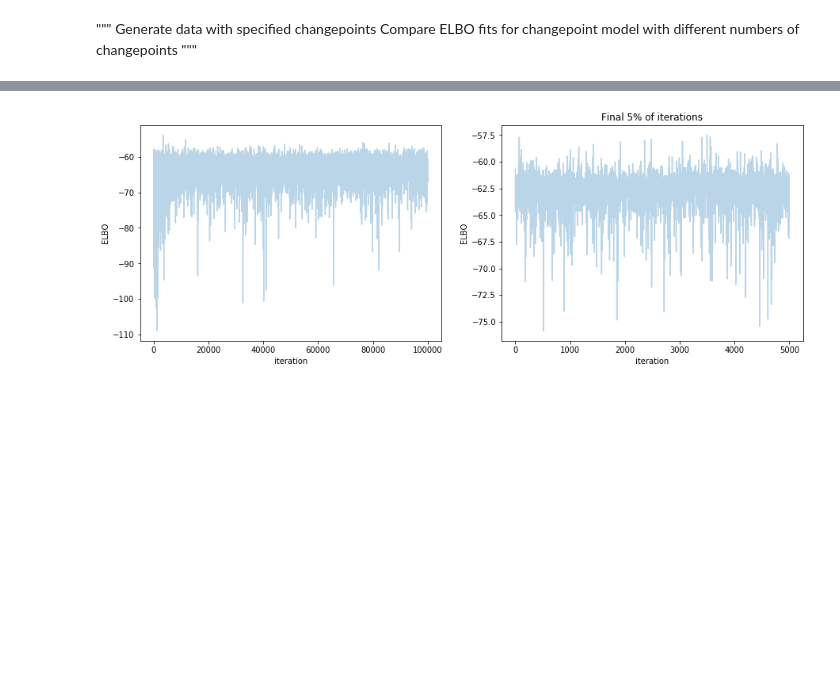
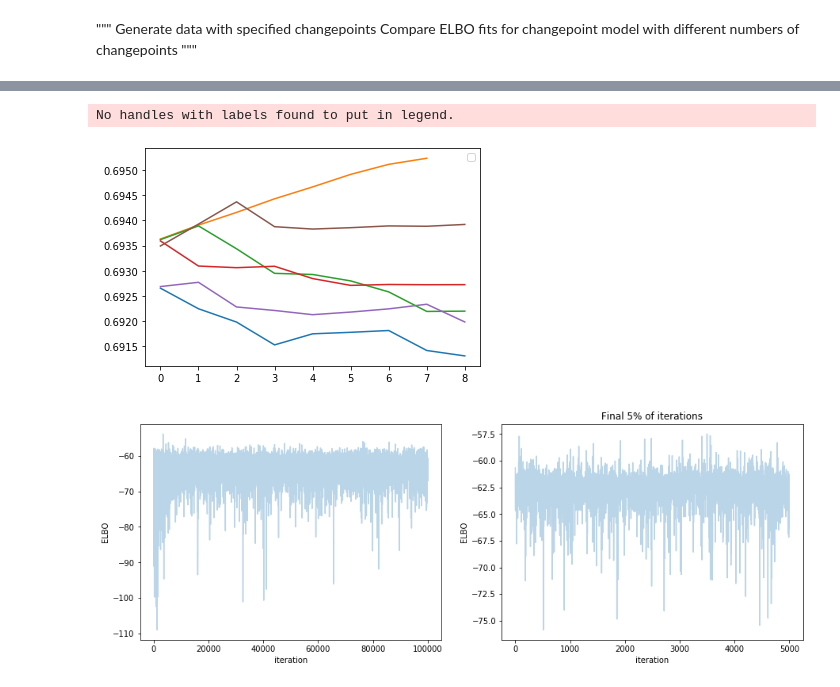
Before and after one commit to abuzarmahmood/firing_space_plot, a Jupyter notebook: changepoint_mcmc/ipython_notebooks/non_hardcoded_changepoint_test_1d.ipynb, the cells around one changed output, grey strips where cells are left out. Drawn from its saved outputs; the diff is of its cells as text; code cells hidden in the pictures; blank space fills up the shorter version.

```diff
--- a/changepoint_mcmc/ipython_notebooks/non_hardcoded_changepoint_test_1d.ipynb
+++ b/changepoint_mcmc/ipython_notebooks/non_hardcoded_changepoint_test_1d.ipynb
@@ -124,3 +165,8 @@ Finished [100%]: Average Loss = 62.556
+# %%
+plt.plot(tracker_std);plt.legend();
+# %% [output]
+No handles with labels found to put in legend.
+[figure, added]
 # %%
 fig,ax = plt.subplots(1,2,figsize=(15,5))
 ax[0].plot(-approx.hist, alpha=.3)
```
Also changed, not shown: parts of 10 cells of this notebook, 43 other files.
